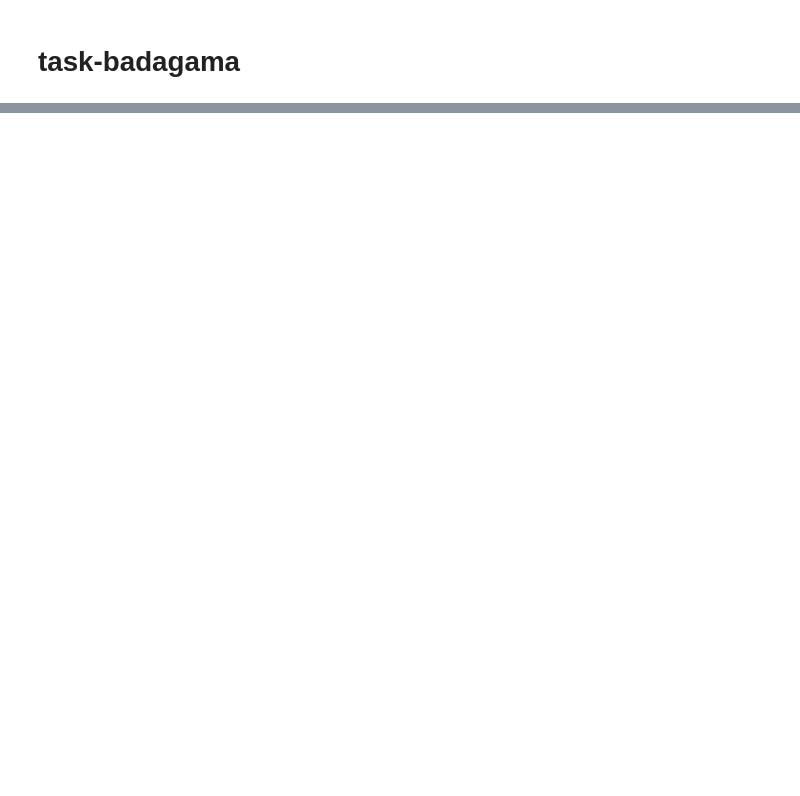
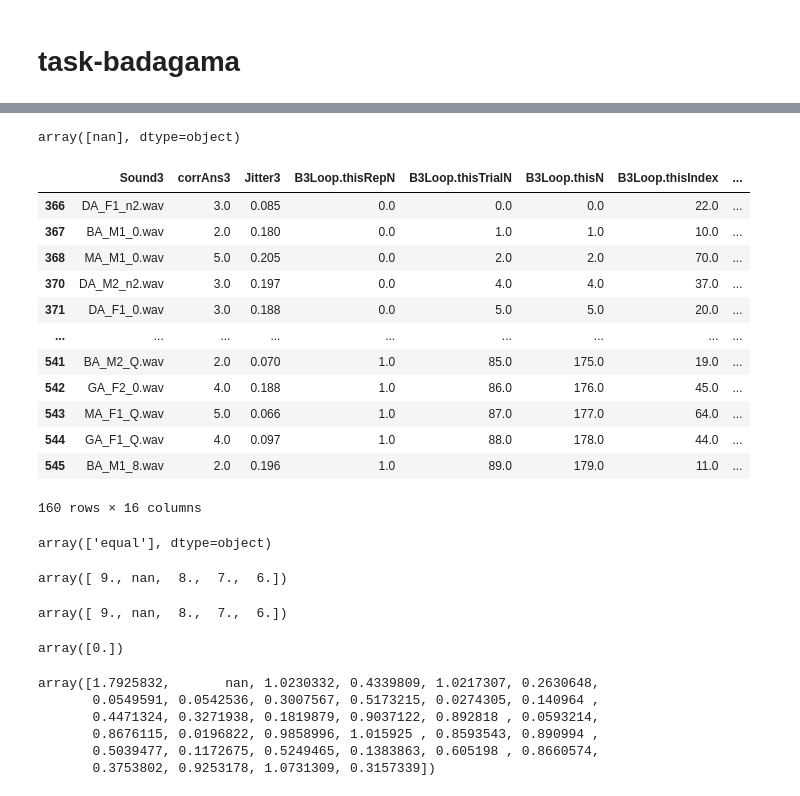
Before and after one commit to sitek/SSP, a Jupyter notebook: behavior/convert_behav_to_bids_WIP.ipynb, the cells around one changed output, grey strips where cells are left out. Saved outputs shown, nothing was run; the diff lists cells and outputs as text; code cells hidden in the pictures; blank space fills up the shorter version.

```diff
--- a/behavior/convert_behav_to_bids_WIP.ipynb
+++ b/behavior/convert_behav_to_bids_WIP.ipynb
@@ -164,14 +21,0 @@ Name: 0, Length: 144, dtype: object
-# %%
-task_id = 'STgrid'
-project_dir = os.path.abspath('/bgfs/bchandrasekaran/krs228/data/FLT/')
-behav_dir   = os.path.join(project_dir, 'sourcedata', 'behav_files', 'CHA-IBR/')
-bids_dir    = os.path.join(project_dir, 'data_bids')
-#project_dir = os.path.join('/Users/krs228', 'data', 'FLT')
-#behav_dir = os.path.join('/Users/krs228/','OneDrive - University of Pittsburgh/','CHA-IBR/')
-
-# bids task names
-bids_task_list = ['tonecat', 'stgrid']
-
-subject_list = ['FLT02', 'FLT03', 'FLT04', 'FLT05', 'FLT06', 'FLT07', 'FLT08', 'FLT09',
-                'FLT10', 'FLT11', 'FLT12', 'FLT13', 'FLT14', 'FLT15', 'FLT17', 'FLT18', 'FLT19',
-                'FLT20', 'FLT21', 'FLT22', 'FLT23', 'FLT24', 'FLT25', 'FLT26', 'FLT28', 'FLT30', ]
@@ -480,0 +31,5 @@ first_df
+# %%
+new_subject_list = [
+                    'SSP096', 'SSP105', 'SSP106', 'SSP107', 'SSP108', 'SSP109',
+                    'SSP110', 'SSP111', 'SSP112', 'SSP113', 'SSP114',
+                   ]
@@ -480,0 +273,47 @@ first_df
+# %%
+trial_df['key_resp.keys'].unique()
+# %% [output]
+array([nan], dtype=object)
+# %%
+run3_columns = trial_df.columns[trial_df.columns.str.contains('3')]
+# %%
+trial_df[run3_columns]
+# %% [output]
+|  | Sound3 | corrAns3 | Jitter3 | B3Loop.thisRepN | B3Loop.thisTrialN | B3Loop.thisN | B3Loop.thisIndex | ... |
+| 366 | DA_F1_n2.wav | 3.0 | 0.085 | 0.0 | 0.0 | 0.0 | 22.0 | ... |
+| 367 | BA_M1_0.wav | 2.0 | 0.180 | 0.0 | 1.0 | 1.0 | 10.0 | ... |
+| 368 | MA_M1_0.wav | 5.0 | 0.205 | 0.0 | 2.0 | 2.0 | 70.0 | ... |
+| 370 | DA_M2_n2.wav | 3.0 | 0.197 | 0.0 | 4.0 | 4.0 | 37.0 | ... |
+| 371 | DA_F1_0.wav | 3.0 | 0.188 | 0.0 | 5.0 | 5.0 | 20.0 | ... |
+| ... | ... | ... | ... | ... | ... | ... | ... | ... |
+| 541 | BA_M2_Q.wav | 2.0 | 0.070 | 1.0 | 85.0 | 175.0 | 19.0 | ... |
+| 542 | GA_F2_0.wav | 4.0 | 0.188 | 1.0 | 86.0 | 176.0 | 45.0 | ... |
+| 543 | MA_F1_Q.wav | 5.0 | 0.066 | 1.0 | 87.0 | 177.0 | 64.0 | ... |
+| 544 | GA_F1_Q.wav | 4.0 | 0.097 | 1.0 | 88.0 | 178.0 | 44.0 | ... |
+| 545 | BA_M1_8.wav | 2.0 | 0.196 | 1.0 | 89.0 | 179.0 | 11.0 | ... |
+160 rows × 16 columns
+# %%
+trial_df['Trigger_Block_3.keys'].unique()
+# %% [output]
+array(['equal'], dtype=object)
+# %%
+trial_df['Resp_Block_3.keys'].unique()
+# %% [output]
+array([ 9., nan,  8.,  7.,  6.])
+# %%
+trial_df['Resp_Block_3.keys'].unique()
+# %% [output]
+array([ 9., nan,  8.,  7.,  6.])
+# %%
+trial_df['Resp_Block_3.corr'].unique()
+# %% [output]
+array([0.])
+# %%
+trial_df['Resp_Block_3.rt'].unique()
+# %% [output]
+array([1.7925832,       nan, 1.0230332, 0.4339809, 1.0217307, 0.2630648,
+       0.0549591, 0.0542536, 0.3007567, 0.5173215, 0.0274305, 0.140964 ,
+       0.4471324, 0.3271938, 0.1819879, 0.9037122, 0.892818 , 0.0593214,
+       0.8676115, 0.0196822, 0.9858996, 1.015925 , 0.8593543, 0.890994 ,
+       0.5039477, 0.1172675, 0.5249465, 0.1383863, 0.605198 , 0.8660574,
+       0.3753802, 0.9253178, 1.0731309, 0.3157339])
```
Also changed, not shown: parts of 27 cells of this notebook, 37 other files.
